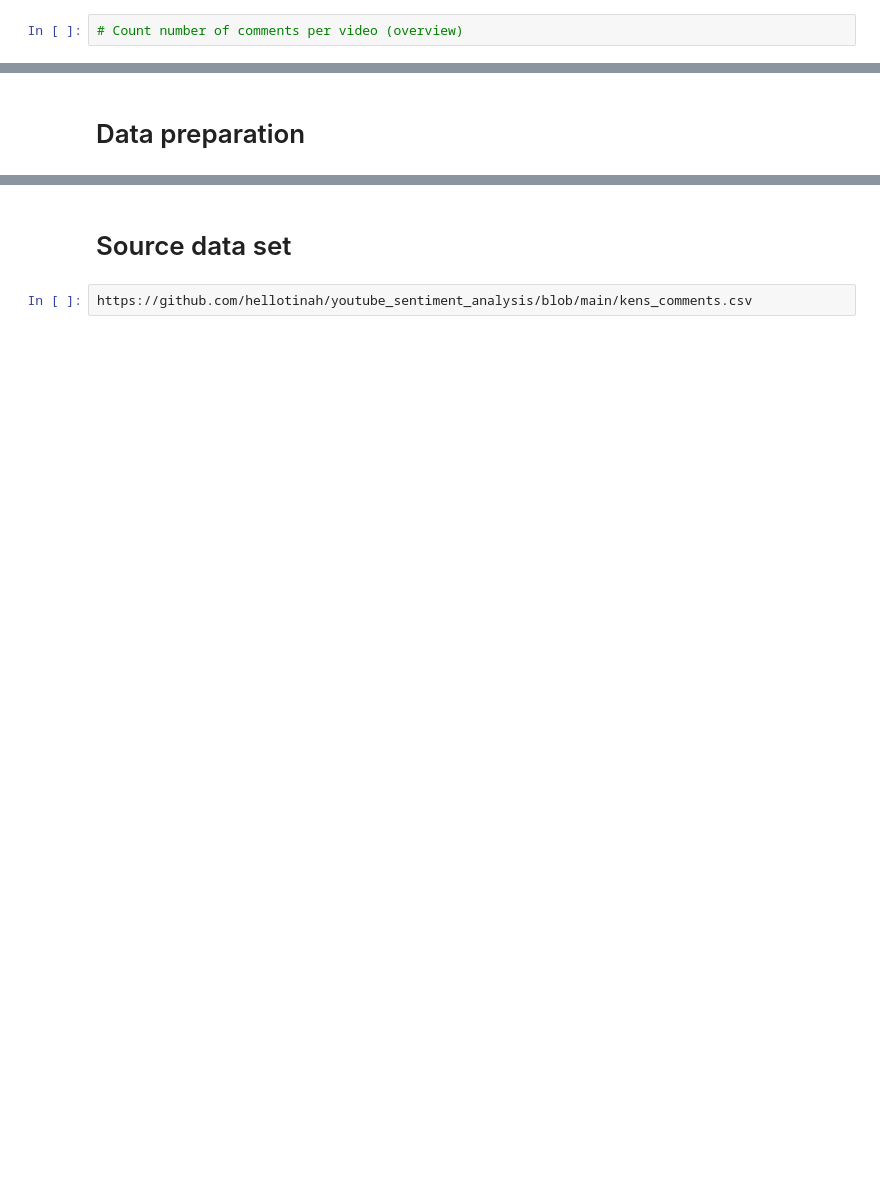
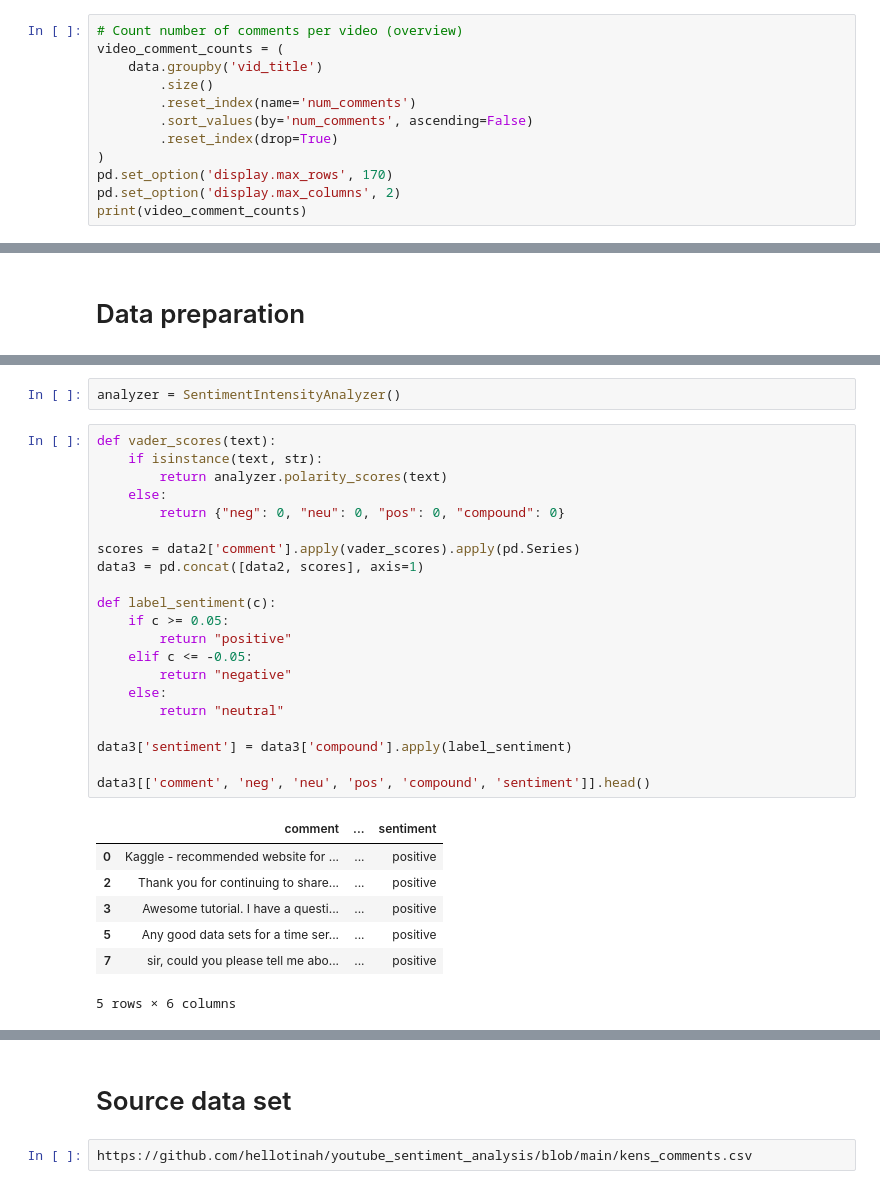
Before and after one commit to livami/bigdata_project2, a Jupyter notebook: Big_Data_Part2.ipynb, the cells around one changed output, grey strips where cells are left out. Drawn from its saved outputs; the diff is of its cells as text; blank space fills up the shorter version.

```diff
--- a/Big_Data_Part2.ipynb
+++ b/Big_Data_Part2.ipynb
@@ -124,3 +179,13 @@ just_date                                                    2020-11-25
 Name: 5, dtype: object
 # %%
 # Count number of comments per video (overview)
+video_comment_counts = (
+    data.groupby('vid_title')
+        .size()
+        .reset_index(name='num_comments')
+        .sort_values(by='num_comments', ascending=False)
+        .reset_index(drop=True)
+)
+pd.set_option('display.max_rows', 170)
+pd.set_option('display.max_columns', 2)
+print(video_comment_counts)
@@ -132,0 +327,31 @@ Name: 5, dtype: object
+# %%
+analyzer = SentimentIntensityAnalyzer()
+# %%
+def vader_scores(text):
+    if isinstance(text, str):
+        return analyzer.polarity_scores(text)
+    else:
+        return {"neg": 0, "neu": 0, "pos": 0, "compound": 0}
+
+scores = data2['comment'].apply(vader_scores).apply(pd.Series)
+data3 = pd.concat([data2, scores], axis=1)
+
+def label_sentiment(c):
+    if c >= 0.05:
+        return "positive"
+    elif c <= -0.05:
+        return "negative"
+    else:
+        return "neutral"
+
+data3['sentiment'] = data3['compound'].apply(label_sentiment)
+
+data3[['comment', 'neg', 'neu', 'pos', 'compound', 'sentiment']].head()
+# %% [output]
+|  | comment | ... | sentiment |
+| 0 | Kaggle - recommended website for ... | ... | positive |
+| 2 | Thank you for continuing to share... | ... | positive |
+| 3 | Awesome tutorial. I have a questi... | ... | positive |
+| 5 | Any good data sets for a time ser... | ... | positive |
+| 7 | sir, could you please tell me abo... | ... | positive |
+5 rows × 6 columns
```
Also changed, not shown: parts of 24 cells of this notebook.
